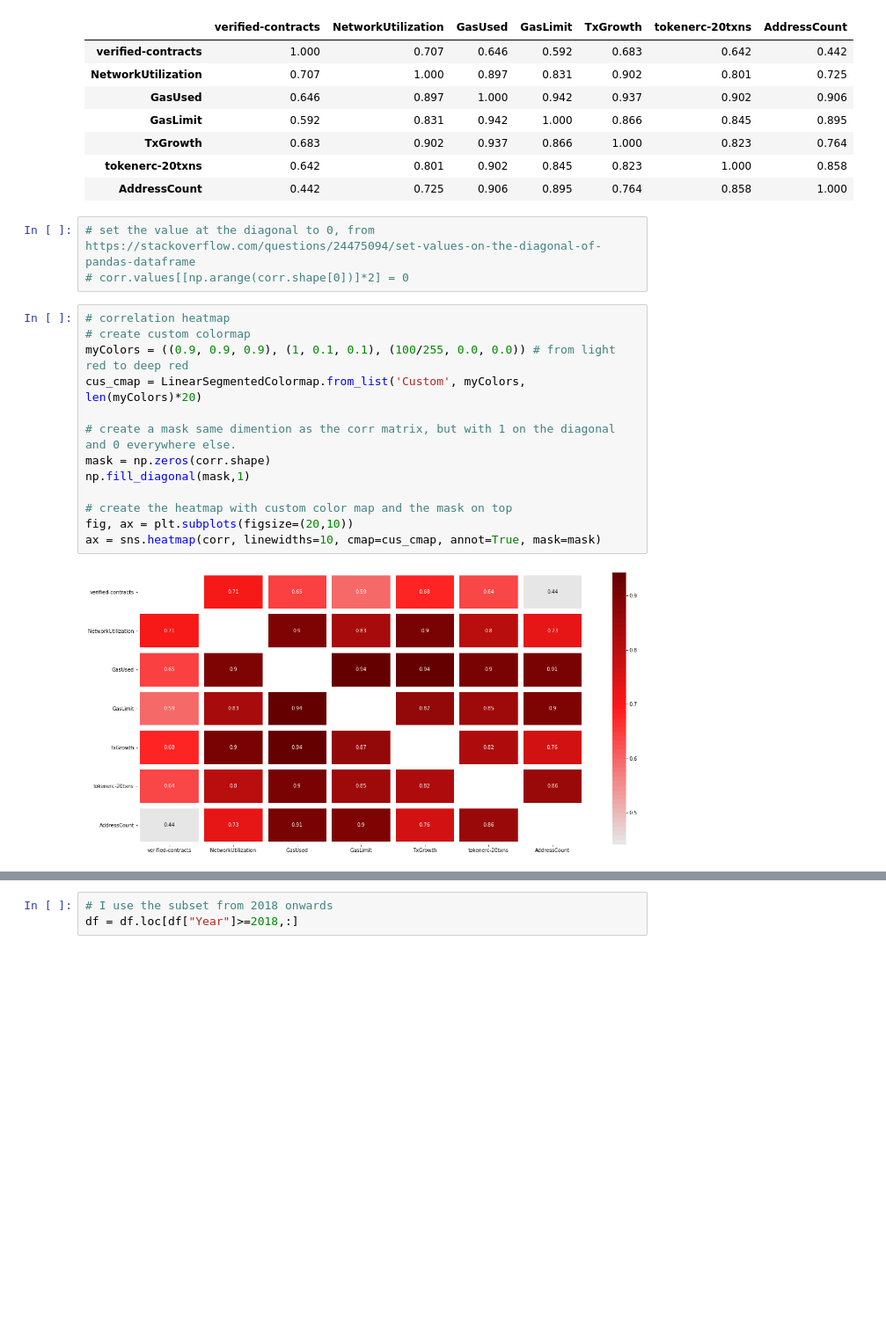
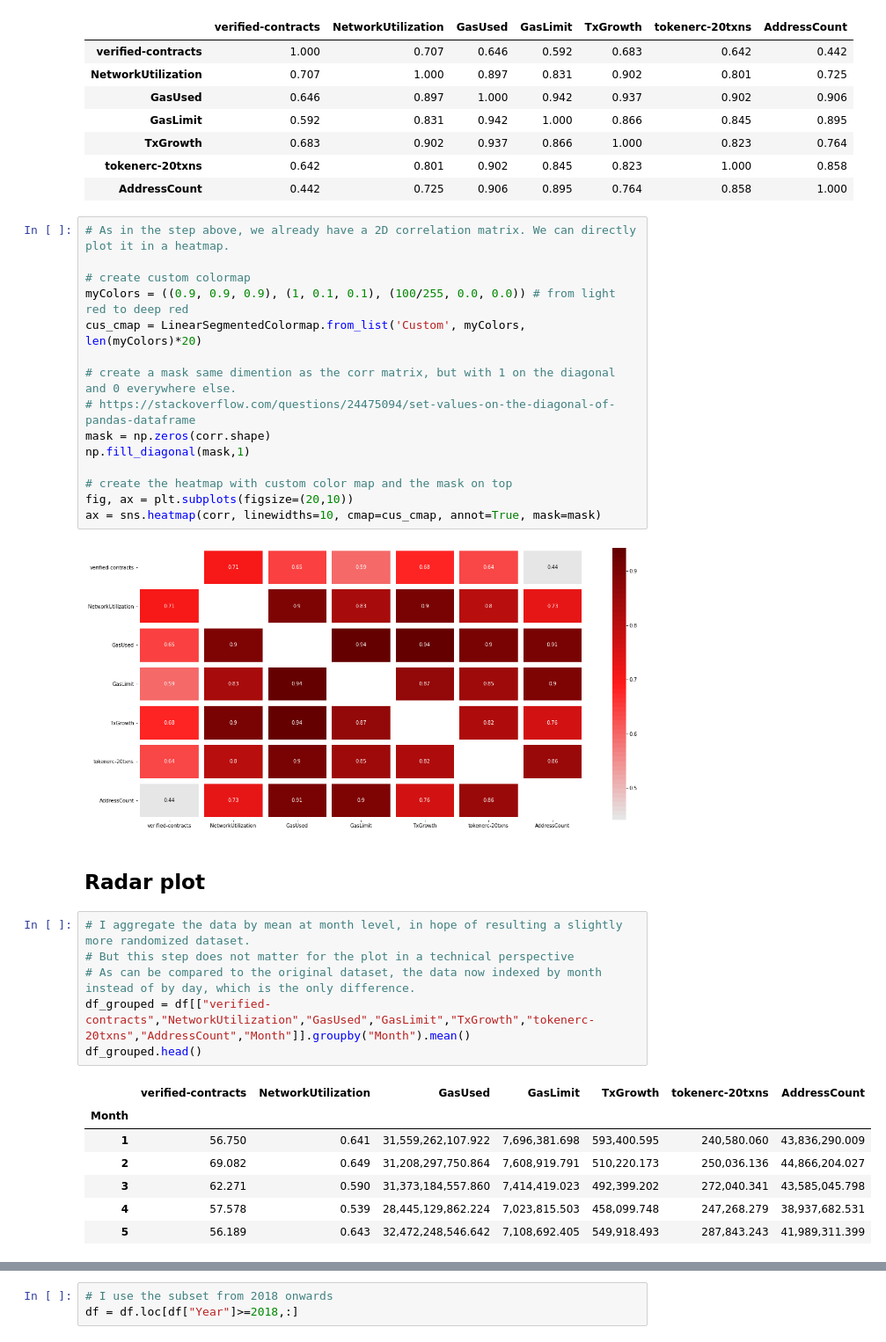
Before and after one commit to HektorLin/Etherscan_visualization, a Jupyter notebook: Etherscan_Visualization.ipynb, the cells around one changed output, grey strips where cells are left out. Shown at 88% size. Drawn from its saved outputs; the diff is of its cells as text; blank space fills up the shorter version.

```diff
--- a/Etherscan_Visualization.ipynb
+++ b/Etherscan_Visualization.ipynb
@@ -195,16 +267,15 @@ corr
 | TxGrowth | 0.683 | 0.902 | 0.937 | 0.866 | 1.000 | 0.823 | 0.764 |
 | tokenerc-20txns | 0.642 | 0.801 | 0.902 | 0.845 | 0.823 | 1.000 | 0.858 |
 | AddressCount | 0.442 | 0.725 | 0.906 | 0.895 | 0.764 | 0.858 | 1.000 |
-# %%
-# set the value at the diagonal to 0, from https://stackoverflow.com/questions/24475094/set-values-on-the-diagonal-of-pandas-dataframe
-# corr.values[[np.arange(corr.shape[0])]*2] = 0
 # %%
-# correlation heatmap
+# As in the step above, we already have a 2D correlation matrix. We can directly plot it in a heatmap.
+
 # create custom colormap
 myColors = ((0.9, 0.9, 0.9), (1, 0.1, 0.1), (100/255, 0.0, 0.0)) # from light red to deep red
 cus_cmap = LinearSegmentedColormap.from_list('Custom', myColors, len(myColors)*20)
 
 # create a mask same dimention as the corr matrix, but with 1 on the diagonal and 0 everywhere else.
+# https://stackoverflow.com/questions/24475094/set-values-on-the-diagonal-of-pandas-dataframe
 mask = np.zeros(corr.shape)
 np.fill_diagonal(mask,1)
 
@@ -213,3 +284,19 @@ fig, ax = plt.subplots(figsize=(20,10))
 ax = sns.heatmap(corr, linewidths=10, cmap=cus_cmap, annot=True, mask=mask)
 # %% [output]
 [figure]
+# %% [markdown]
+## Radar plot
+# %%
+# I aggregate the data by mean at month level, in hope of resulting a slightly more randomized dataset.
+# But this step does not matter for the plot in a technical perspective
+# As can be compared to the original dataset, the data now indexed by month instead of by day, which is the only difference.
+df_grouped = df[["verified-contracts","NetworkUtilization","GasUsed","GasLimit","TxGrowth","tokenerc-20txns","AddressCount","Month"]].groupby("Month").mean()
+df_grouped.head()
+# %% [output]
+|  | verified-contracts | NetworkUtilization | GasUsed | GasLimit | TxGrowth | tokenerc-20txns | AddressCount |
+| Month |  |  |  |  |  |  |  |
+| 1 | 56.750 | 0.641 | 31,559,262,107.922 | 7,696,381.698 | 593,400.595 | 240,580.060 | 43,836,290.009 |
+| 2 | 69.082 | 0.649 | 31,208,297,750.864 | 7,608,919.791 | 510,220.173 | 250,036.136 | 44,866,204.027 |
+| 3 | 62.271 | 0.590 | 31,373,184,557.860 | 7,414,419.023 | 492,399.202 | 272,040.341 | 43,585,045.798 |
+| 4 | 57.578 | 0.539 | 28,445,129,862.224 | 7,023,815.503 | 458,099.748 | 247,268.279 | 38,937,682.531 |
+| 5 | 56.189 | 0.643 | 32,472,248,546.642 | 7,108,692.405 | 549,918.493 | 287,843.243 | 41,989,311.399 |
```
Also changed, not shown: parts of 41 cells of this notebook.
